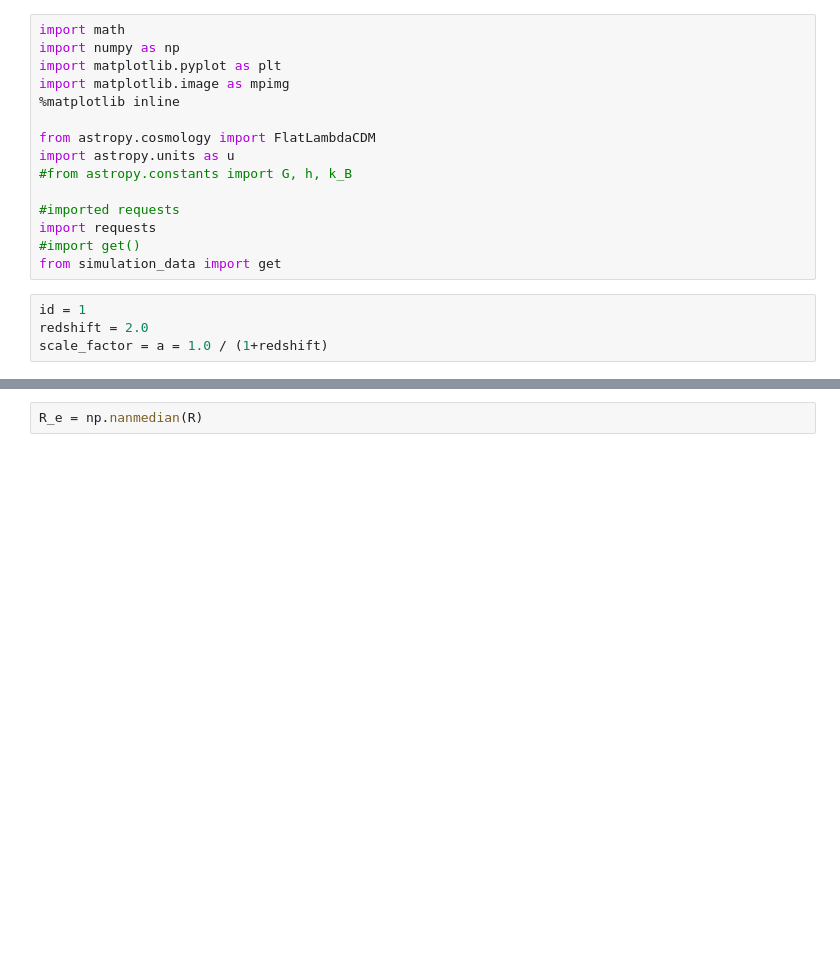
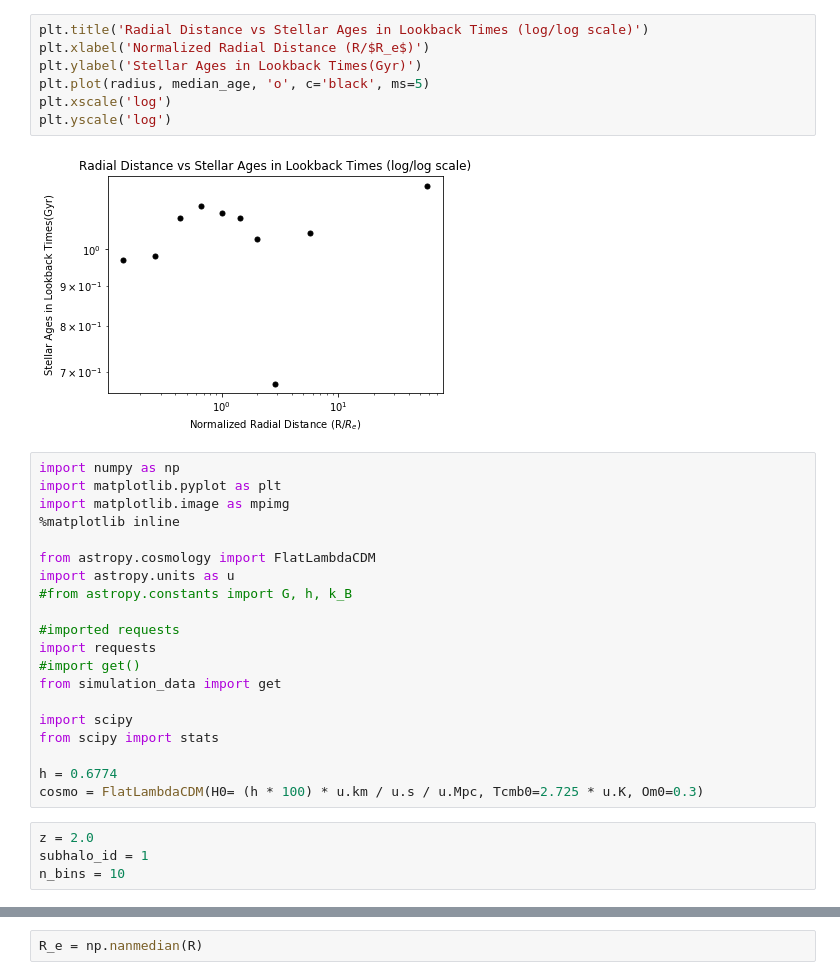
Before and after one commit to pathakde/Galaxy-Quenching, a Jupyter notebook: stellar_age_radial_distribution_plots.ipynb, the cells around one changed output, grey strips where cells are left out. Cells and saved outputs as stored; diff of their text form; blank space fills up the shorter version.

```diff
--- a/stellar_age_radial_distribution_plots.ipynb
+++ b/stellar_age_radial_distribution_plots.ipynb
@@ -1,5 +13,13 @@
+# %%
+plt.title('Radial Distance vs Stellar Ages in Lookback Times (log/log scale)')
+plt.xlabel('Normalized Radial Distance (R/$R_e$)')
+plt.ylabel('Stellar Ages in Lookback Times(Gyr)')
+plt.plot(radius, median_age, 'o', c='black', ms=5)
+plt.xscale('log')
+plt.yscale('log')
+# %% [output]
+[figure, added]
 # %%
-import math
 import numpy as np
 import matplotlib.pyplot as plt
 import matplotlib.image as mpimg
@@ -13,10 +33,16 @@ import astropy.units as u
 import requests
 #import get()
 from simulation_data import get
+
+import scipy
+from scipy import stats
+
+h = 0.6774
+cosmo = FlatLambdaCDM(H0= (h * 100) * u.km / u.s / u.Mpc, Tcmb0=2.725 * u.K, Om0=0.3)
-# %%
-id = 1
-redshift = 2.0
-scale_factor = a = 1.0 / (1+redshift)
+# %%
+z = 2.0
+subhalo_id = 1
+n_bins = 10
 # %%
 h = 0.6774
 cosmo = FlatLambdaCDM(H0= (h * 100) * u.km / u.s / u.Mpc, Tcmb0=2.725 * u.K, Om0=0.3)
```
Also changed, not shown: parts of 15 cells of this notebook, 3 other files.
